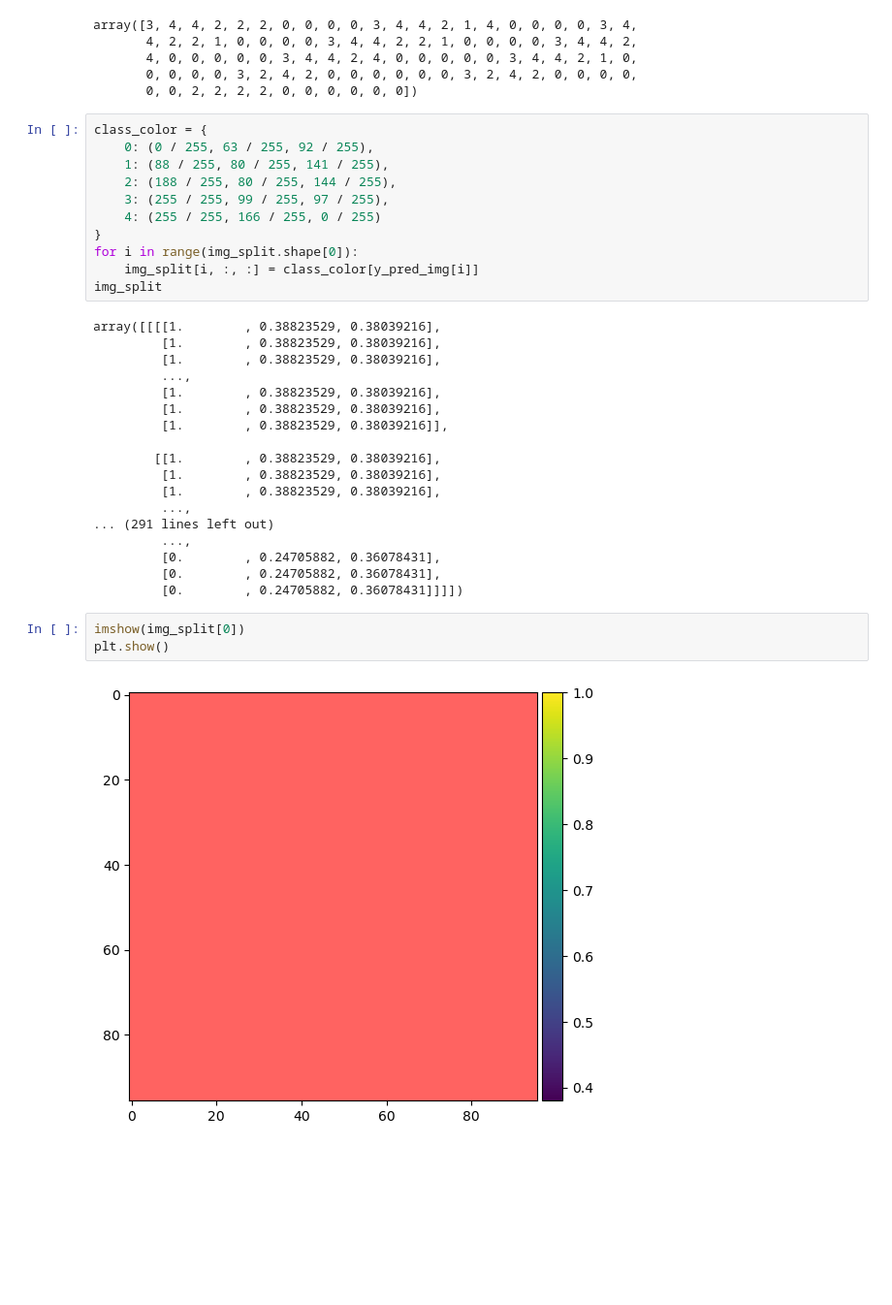
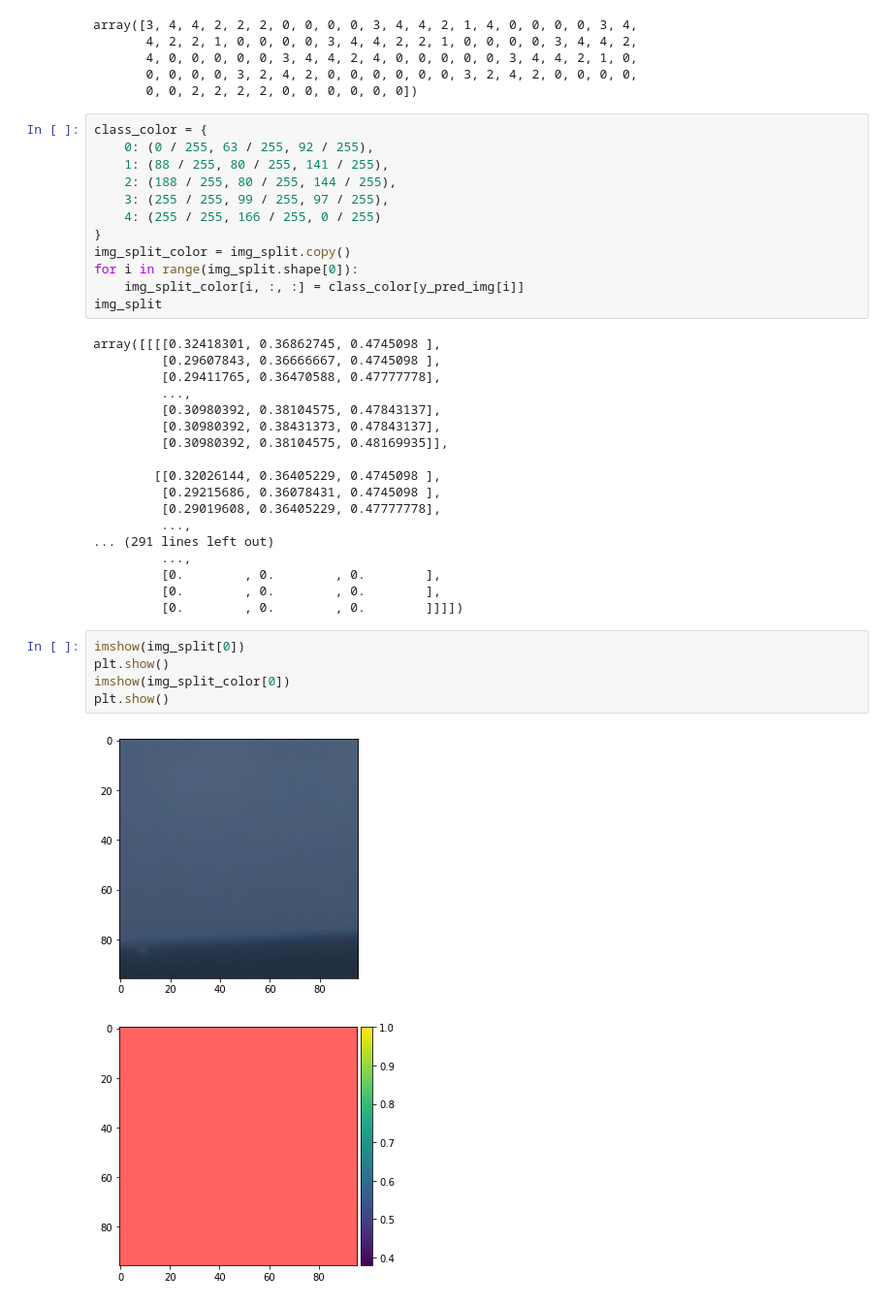
Before and after one commit to bondi7/sargassum-image-detection, a Jupyter notebook: model.ipynb, the cells around one changed output. Shown at 97% size. Cells and saved outputs as stored; diff of their text form; blank space fills up the shorter version.

Commit message:
Added masked image.

```diff
--- a/model.ipynb
+++ b/model.ipynb
@@ -256,29 +256,33 @@ class_color = {
     3: (255 / 255, 99 / 255, 97 / 255),
     4: (255 / 255, 166 / 255, 0 / 255)
 }
+img_split_color = img_split.copy()
 for i in range(img_split.shape[0]):
-    img_split[i, :, :] = class_color[y_pred_img[i]]
+    img_split_color[i, :, :] = class_color[y_pred_img[i]]
 img_split
 # %% [output]
-array([[[[1.        , 0.38823529, 0.38039216],
-         [1.        , 0.38823529, 0.38039216],
-         [1.        , 0.38823529, 0.38039216],
+array([[[[0.32418301, 0.36862745, 0.4745098 ],
+         [0.29607843, 0.36666667, 0.4745098 ],
+         [0.29411765, 0.36470588, 0.47777778],
          ...,
-         [1.        , 0.38823529, 0.38039216],
-         [1.        , 0.38823529, 0.38039216],
-         [1.        , 0.38823529, 0.38039216]],
+         [0.30980392, 0.38104575, 0.47843137],
+         [0.30980392, 0.38431373, 0.47843137],
+         [0.30980392, 0.38104575, 0.48169935]],
 
-        [[1.        , 0.38823529, 0.38039216],
-         [1.        , 0.38823529, 0.38039216],
-         [1.        , 0.38823529, 0.38039216],
+        [[0.32026144, 0.36405229, 0.4745098 ],
+         [0.29215686, 0.36078431, 0.4745098 ],
+         [0.29019608, 0.36405229, 0.47777778],
          ...,
 ... (291 lines left out)
          ...,
-         [0.        , 0.24705882, 0.36078431],
-         [0.        , 0.24705882, 0.36078431],
-         [0.        , 0.24705882, 0.36078431]]]])
+         [0.        , 0.        , 0.        ],
+         [0.        , 0.        , 0.        ],
+         [0.        , 0.        , 0.        ]]]])
 # %%
 imshow(img_split[0])
 plt.show()
+imshow(img_split_color[0])
+plt.show()
 # %% [output]
-[figure, old version]
+[figure, new version]
+[figure, added]
```
Also changed, not shown: parts of 5 cells of this notebook.
